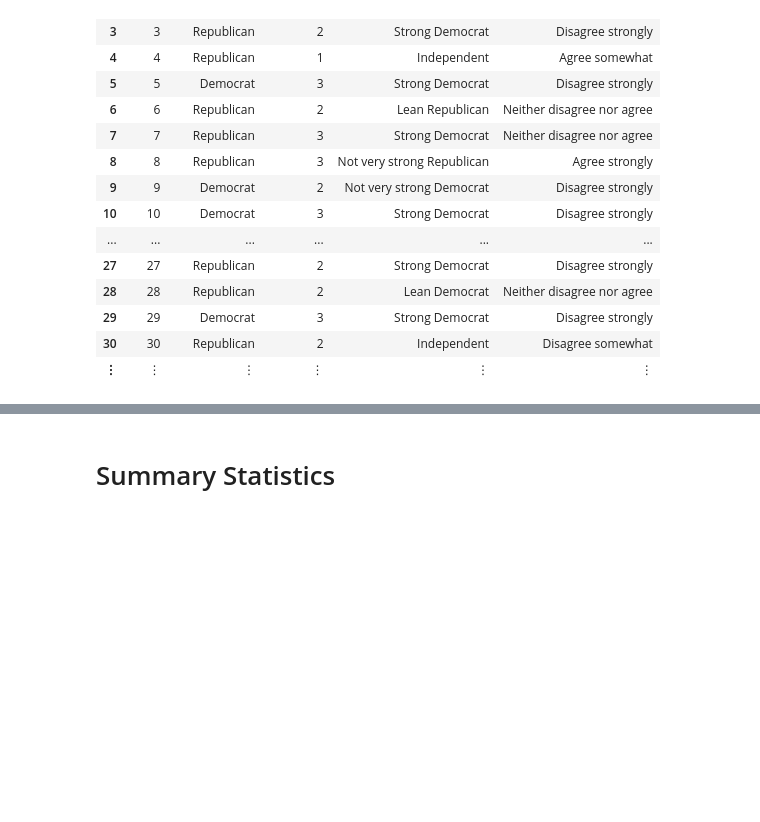
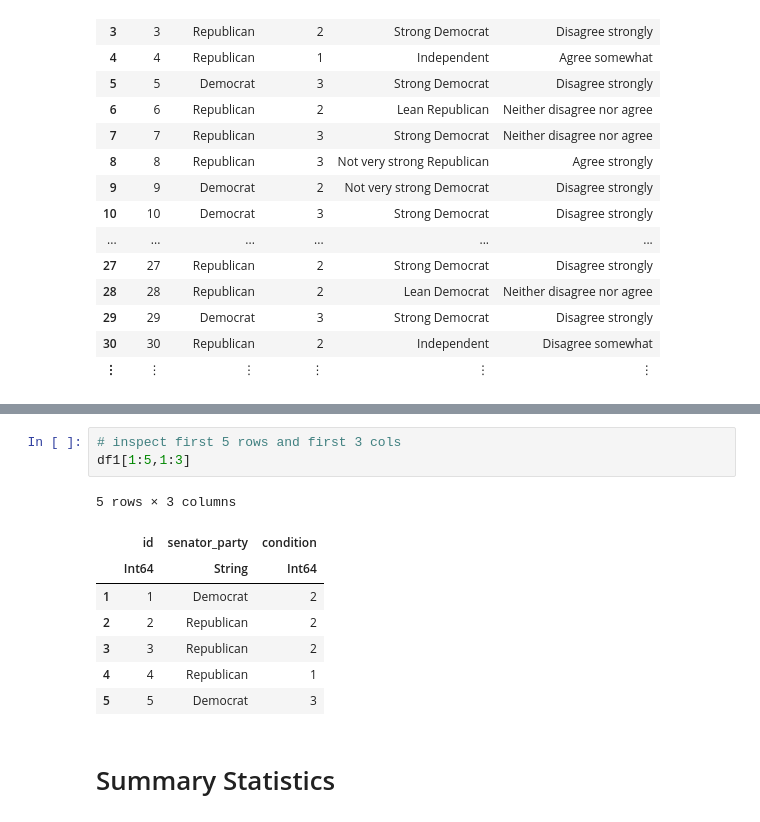
Before and after one commit to mattcingram/rep1_julia, a Jupyter notebook: code/rep1_julia.ipynb, the cells around one changed output, grey strips where cells are left out. Drawn from its saved outputs; the diff is of its cells as text; blank space fills up the shorter version.

```diff
--- a/code/rep1_julia.ipynb
+++ b/code/rep1_julia.ipynb
@@ -160,3 +133,15 @@ df1[1:5,:]
+# %%
+# inspect first 5 rows and first 3 cols
+df1[1:5,1:3]
+# %% [output]
+5 rows × 3 columns
+|  | id | senator_party | condition |
+|  | Int64 | String | Int64 |
+| 1 | 1 | Democrat | 2 |
+| 2 | 2 | Republican | 2 |
+| 3 | 3 | Republican | 2 |
+| 4 | 4 | Republican | 1 |
+| 5 | 5 | Democrat | 3 |
 # %% [markdown]
 # Summary Statistics
 # %%
```
Also changed, not shown: parts of 20 cells of this notebook.
